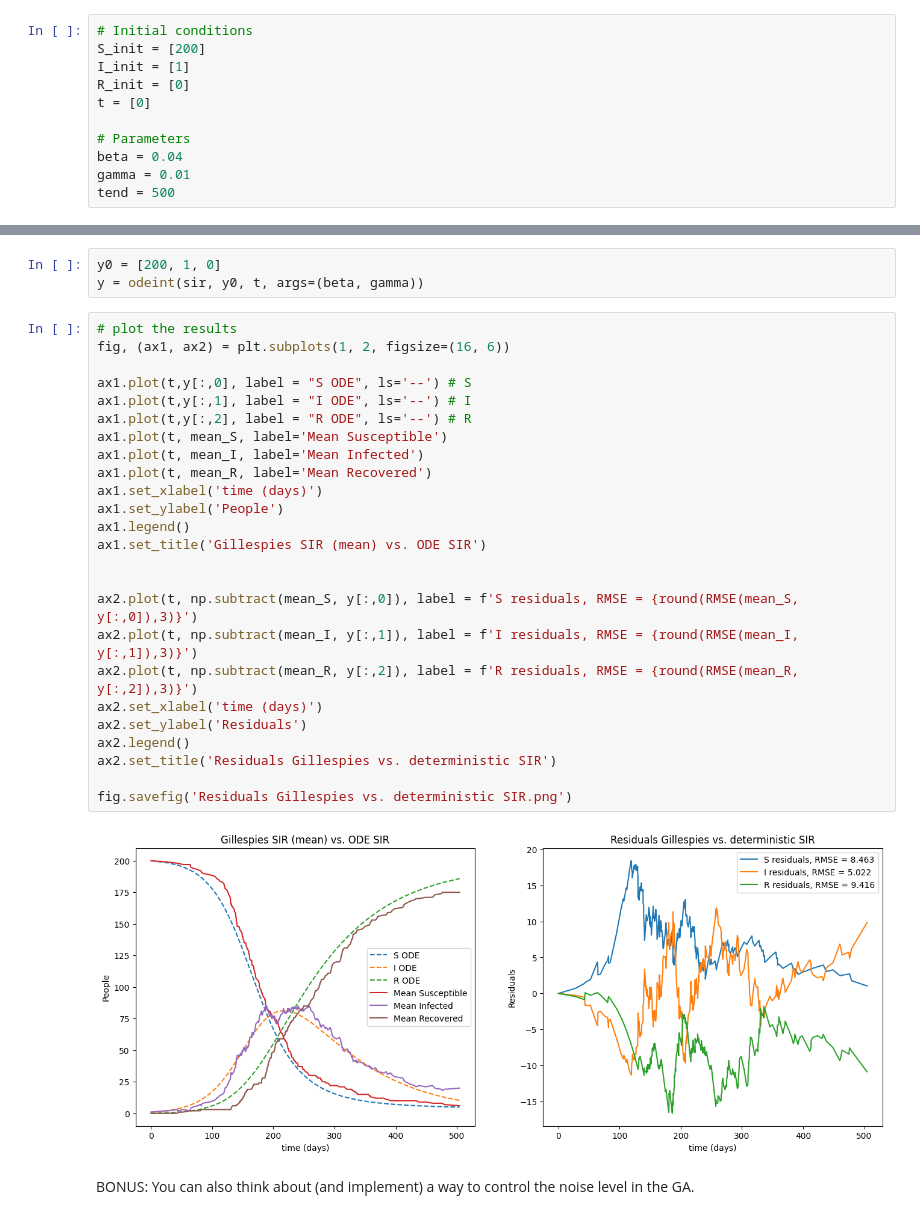
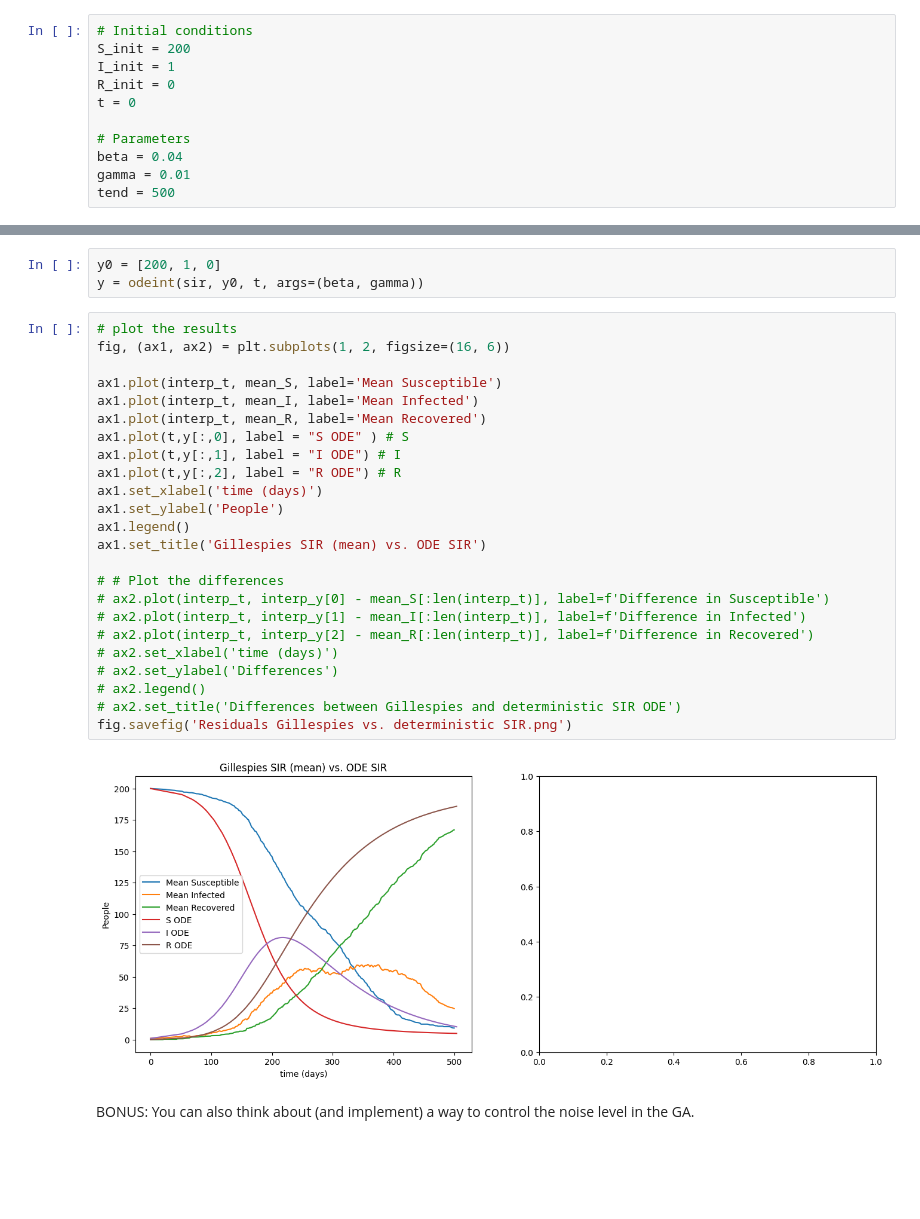
Before and after one commit to NitaiNijholt/CLSassignment2, a Jupyter notebook: assingnment_K.ipynb, the cells around one changed output, grey strips where cells are left out. Saved outputs shown, nothing was run; the diff lists cells and outputs as text; blank space fills up the shorter version.

```diff
--- a/assingnment_K.ipynb
+++ b/assingnment_K.ipynb
@@ -79,9 +92,9 @@ def Gillespies(S, I, R, t, tend, beta, gamma, noise_controller=1):
 # %%
 # Initial conditions
-S_init = [200]
-I_init = [1]
-R_init = [0]
-t = [0]
+S_init = 200
+I_init = 1
+R_init = 0
+t = 0
 
 # Parameters
 beta = 0.04
@@ -109,30 +137,29 @@ y = odeint(sir, y0, t, args=(beta, gamma))
 # %%
 # plot the results
 fig, (ax1, ax2) = plt.subplots(1, 2, figsize=(16, 6))
 
-ax1.plot(t,y[:,0], label = "S ODE", ls='--') # S
-ax1.plot(t,y[:,1], label = "I ODE", ls='--') # I
-ax1.plot(t,y[:,2], label = "R ODE", ls='--') # R
-ax1.plot(t, mean_S, label='Mean Susceptible')
-ax1.plot(t, mean_I, label='Mean Infected')
-ax1.plot(t, mean_R, label='Mean Recovered')
+ax1.plot(interp_t, mean_S, label='Mean Susceptible')
+ax1.plot(interp_t, mean_I, label='Mean Infected')
+ax1.plot(interp_t, mean_R, label='Mean Recovered')
+ax1.plot(t,y[:,0], label = "S ODE" ) # S
+ax1.plot(t,y[:,1], label = "I ODE") # I
+ax1.plot(t,y[:,2], label = "R ODE") # R
 ax1.set_xlabel('time (days)')
 ax1.set_ylabel('People')
 ax1.legend()
 ax1.set_title('Gillespies SIR (mean) vs. ODE SIR')
 
-
-ax2.plot(t, np.subtract(mean_S, y[:,0]), label = f'S residuals, RMSE = {round(RMSE(mean_S, y[:,0]),3)}')
-ax2.plot(t, np.subtract(mean_I, y[:,1]), label = f'I residuals, RMSE = {round(RMSE(mean_I, y[:,1]),3)}')
-ax2.plot(t, np.subtract(mean_R, y[:,2]), label = f'R residuals, RMSE = {round(RMSE(mean_R, y[:,2]),3)}')
-ax2.set_xlabel('time (days)')
-ax2.set_ylabel('Residuals')
-ax2.legend()
-ax2.set_title('Residuals Gillespies vs. deterministic SIR')
-
+# # Plot the differences
+# ax2.plot(interp_t, interp_y[0] - mean_S[:len(interp_t)], label=f'Difference in Susceptible')
+# ax2.plot(interp_t, interp_y[1] - mean_I[:len(interp_t)], label=f'Difference in Infected')
+# ax2.plot(interp_t, interp_y[2] - mean_R[:len(interp_t)], label=f'Difference in Recovered')
+# ax2.set_xlabel('time (days)')
+# ax2.set_ylabel('Differences')
+# ax2.legend()
+# ax2.set_title('Differences between Gillespies and deterministic SIR ODE')
 fig.savefig('Residuals Gillespies vs. deterministic SIR.png')
 # %% [output]
-[figure, old version]
+[figure, new version]
 # %% [markdown]
 BONUS: You can also think about (and implement) a way to control the noise level in
 the GA.
```
Also changed, not shown: parts of 10 cells of this notebook, 2 other files.
